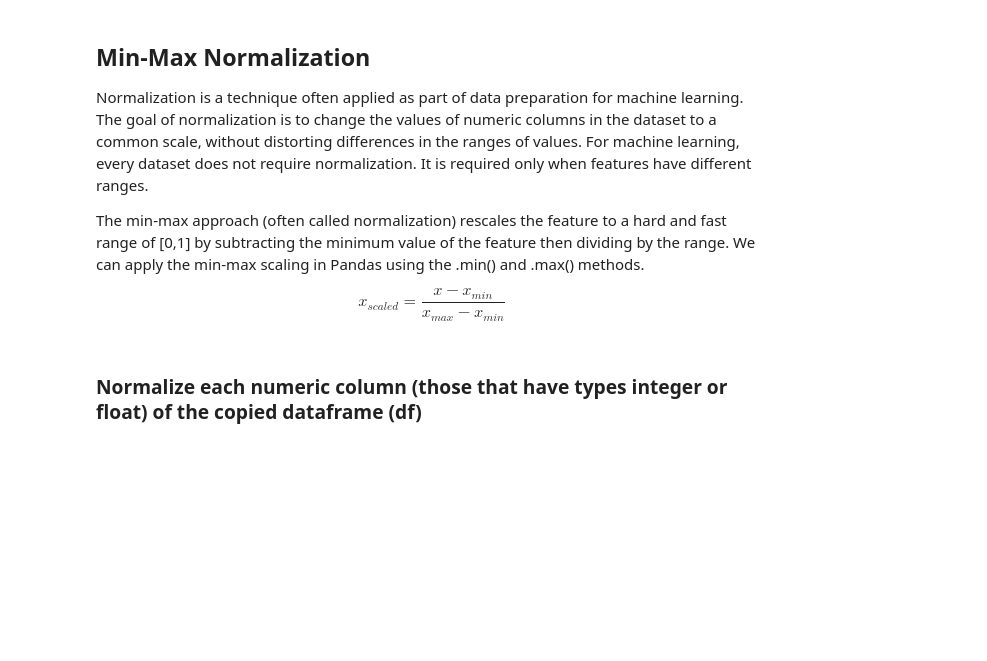
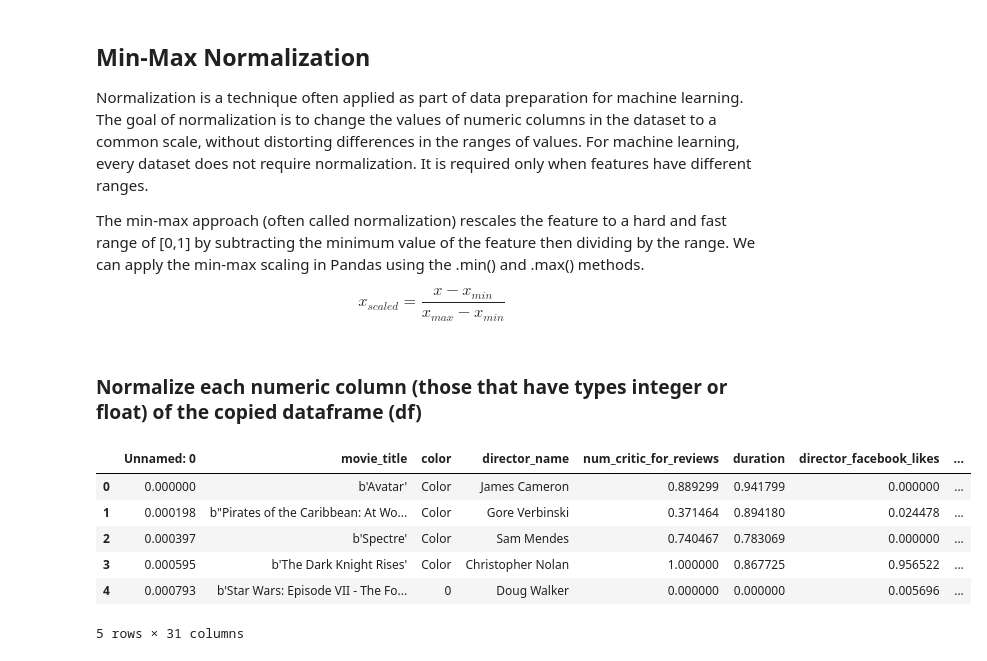
Before and after one commit to dreeew05/CMSC-197, a Jupyter notebook: Assignment 1/[hw2].ipynb, the cells around one changed output. Drawn from its saved outputs; the diff is of its cells as text; code cells hidden in the pictures; blank space fills up the shorter version.

```diff
--- a/Assignment 1/[hw2].ipynb
+++ b/Assignment 1/[hw2].ipynb
@@ -184,3 +179,16 @@ x_{scaled} = \frac{x-x_{min}}{x_{max}-x_{min}}
 $$
 # %% [markdown]
 ### Normalize each numeric column (those that have types integer or float) of the copied dataframe (df)
+# %%
+# Filter numeric columns
+numeric_columns = df.select_dtypes(include=['float64', 'int64']).columns
+df[numeric_columns] = df[numeric_columns].apply(lambda x: (x - x.min()) / (x.max() - x.min()))
+df.head()
+# %% [output]
+|  | Unnamed: 0 | movie_title | color | director_name | num_critic_for_reviews | duration | director_facebook_likes | ... |
+| 0 | 0.000000 | b'Avatar' | Color | James Cameron | 0.889299 | 0.941799 | 0.000000 | ... |
+| 1 | 0.000198 | b"Pirates of the Caribbean: At Wo... | Color | Gore Verbinski | 0.371464 | 0.894180 | 0.024478 | ... |
+| 2 | 0.000397 | b'Spectre' | Color | Sam Mendes | 0.740467 | 0.783069 | 0.000000 | ... |
+| 3 | 0.000595 | b'The Dark Knight Rises' | Color | Christopher Nolan | 1.000000 | 0.867725 | 0.956522 | ... |
+| 4 | 0.000793 | b'Star Wars: Episode VII - The Fo... | 0 | Doug Walker | 0.000000 | 0.000000 | 0.005696 | ... |
+5 rows × 31 columns
```
Also changed, not shown: parts of 3 cells of this notebook.
